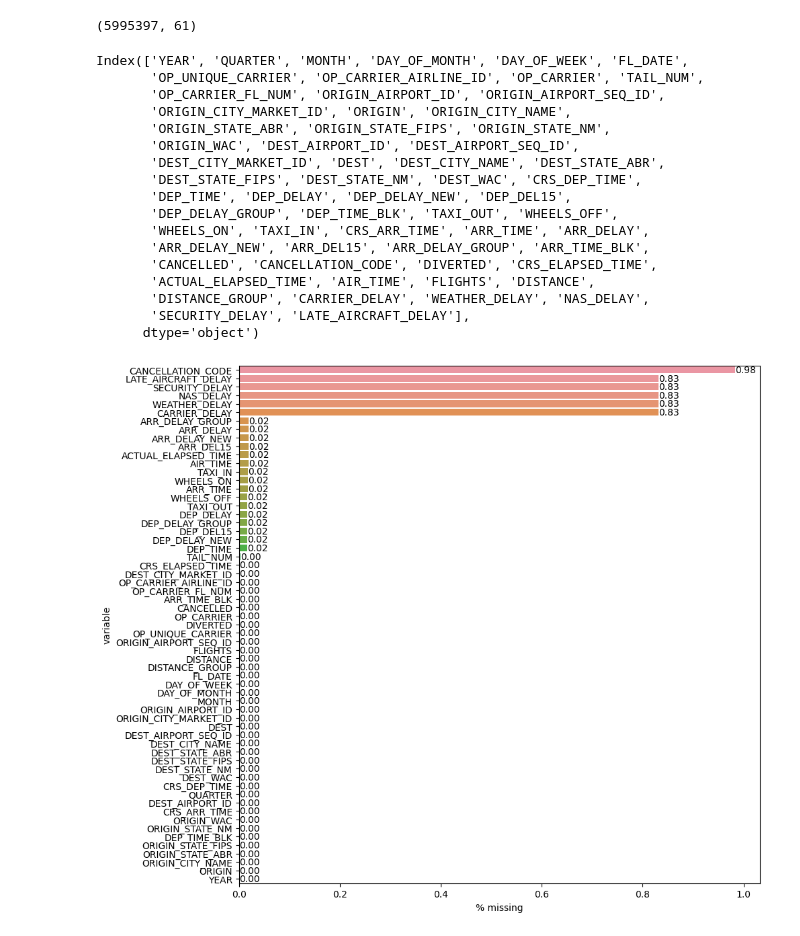
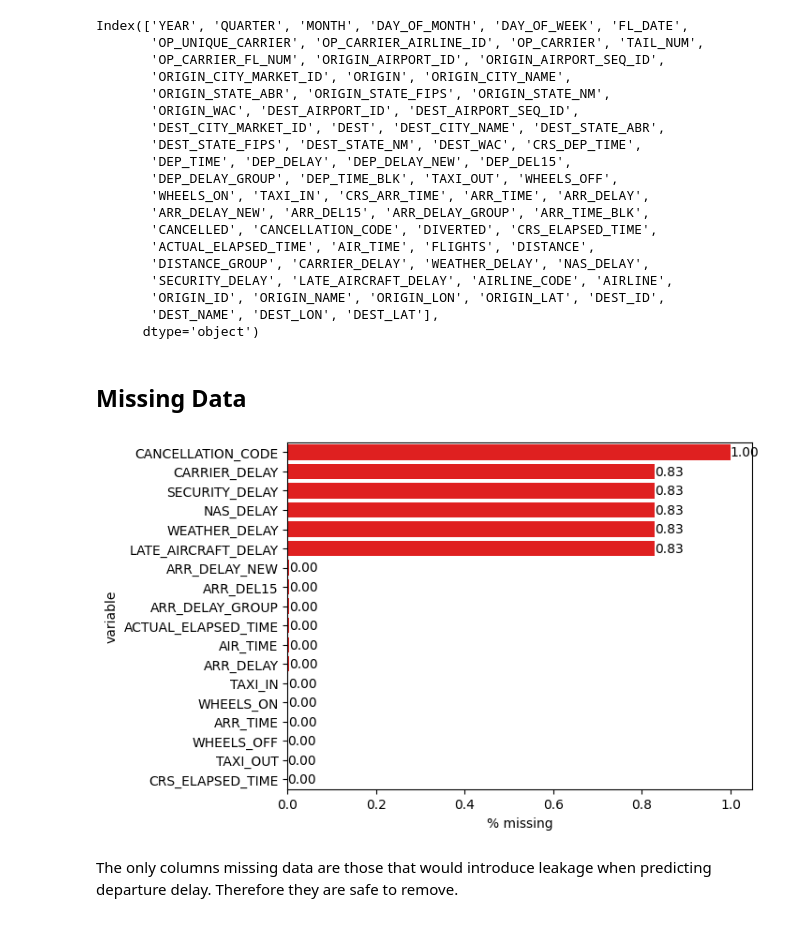
Before and after one commit to andrewabeles/flight-delays, a Jupyter notebook: notebooks/1.0-andrewabeles-initial-data-exploration.ipynb, the cells around one changed output. Cells and saved outputs as stored; diff of their text form; code cells hidden in the pictures.

```diff
--- a/notebooks/1.0-andrewabeles-initial-data-exploration.ipynb
+++ b/notebooks/1.0-andrewabeles-initial-data-exploration.ipynb
@@ -8,11 +11,7 @@ from dateutil.parser import parse
 # %%
-df = dd.read_parquet('../data/processed/flights.parquet', engine='pyarrow')
+flights = dd.read_parquet('../data/processed/flights.parquet', engine='pyarrow')
-# %%
-df.compute().shape
-# %% [output]
-(5995397, 61)
 # %%
-df.columns
+flights.columns
 # %% [output]
 Index(['YEAR', 'QUARTER', 'MONTH', 'DAY_OF_MONTH', 'DAY_OF_WEEK', 'FL_DATE',
        'OP_UNIQUE_CARRIER', 'OP_CARRIER_AIRLINE_ID', 'OP_CARRIER', 'TAIL_NUM',
@@ -29,25 +28,15 @@ Index(['YEAR', 'QUARTER', 'MONTH', 'DAY_OF_MONTH', 'DAY_OF_WEEK', 'FL_DATE',
        'CANCELLED', 'CANCELLATION_CODE', 'DIVERTED', 'CRS_ELAPSED_TIME',
        'ACTUAL_ELAPSED_TIME', 'AIR_TIME', 'FLIGHTS', 'DISTANCE',
        'DISTANCE_GROUP', 'CARRIER_DELAY', 'WEATHER_DELAY', 'NAS_DELAY',
-       'SECURITY_DELAY', 'LATE_AIRCRAFT_DELAY'],
+       'SECURITY_DELAY', 'LATE_AIRCRAFT_DELAY', 'AIRLINE_CODE', 'AIRLINE',
+       'ORIGIN_ID', 'ORIGIN_NAME', 'ORIGIN_LON', 'ORIGIN_LAT', 'DEST_ID',
+       'DEST_NAME', 'DEST_LON', 'DEST_LAT'],
       dtype='object')
-# %%
-def plot_na_by_col(df, **kwargs):
-    na_by_col = df.isna().sum().compute() / len(df)
-    na_by_col.sort_values(ascending=False, inplace=True)
-    fig, ax = plt.subplots()
-    if kwargs['figsize']:
-        fig.set_size_inches(kwargs['figsize'][0], kwargs['figsize'][1])
-    ax = sns.barplot(
-        x=na_by_col,
-        y=na_by_col.index
-    )
-    for i in ax.containers:
-        ax.bar_label(i, fmt='%.2f')
-    plt.ylabel('variable')
-    plt.xlabel('% missing')
-    plt.show()
+# %% [markdown]
+## Missing Data
 # %%
-plot_na_by_col(df, figsize=(10, 10))
+plot_na_by_col(flights)
 # %% [output]
-[figure, old version]
+[figure, new version]
+# %% [markdown]
+The only columns missing data are those that would introduce leakage when predicting departure delay. Therefore they are safe to remove.
```
Also changed, not shown: parts of 3 cells of this notebook.
